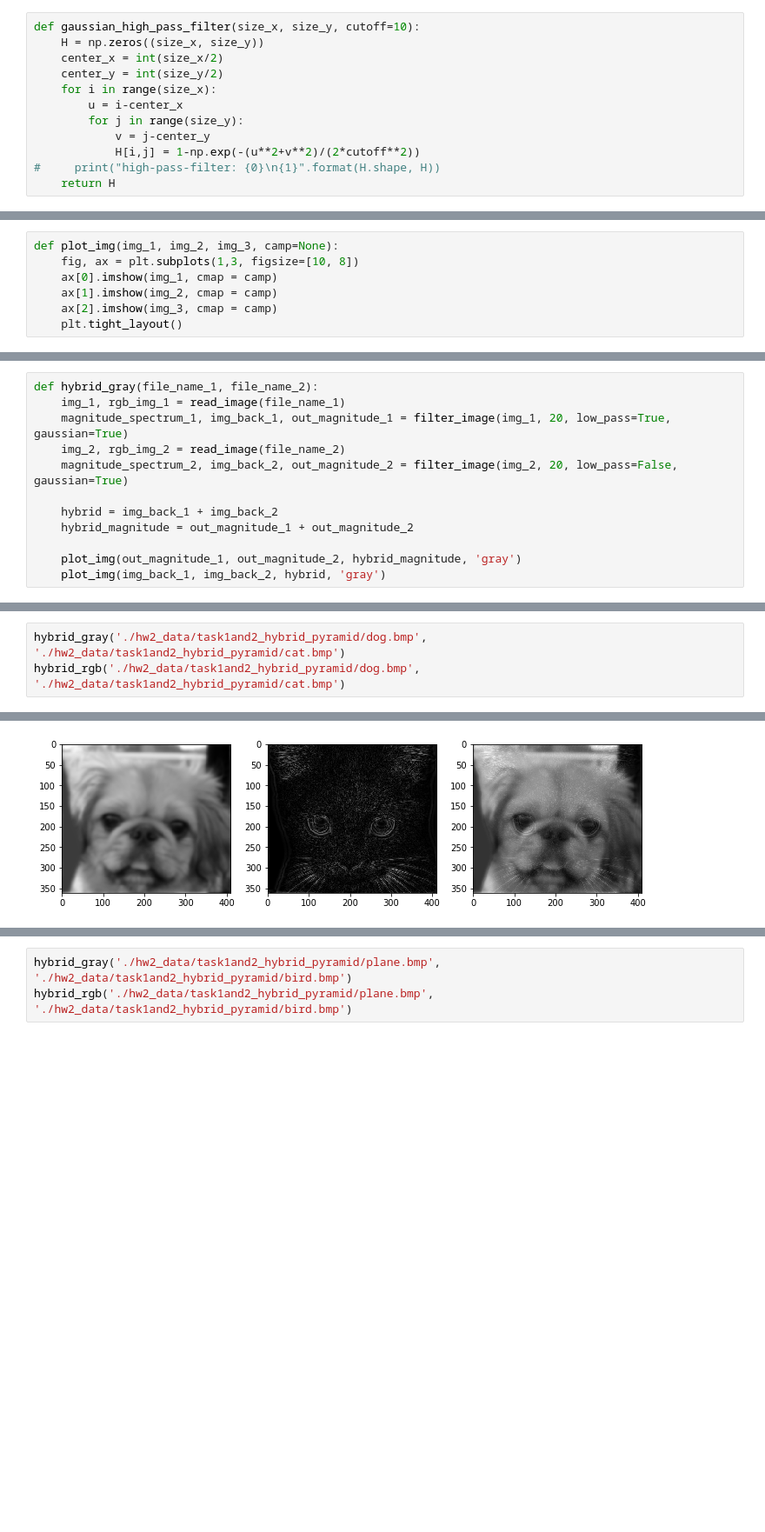
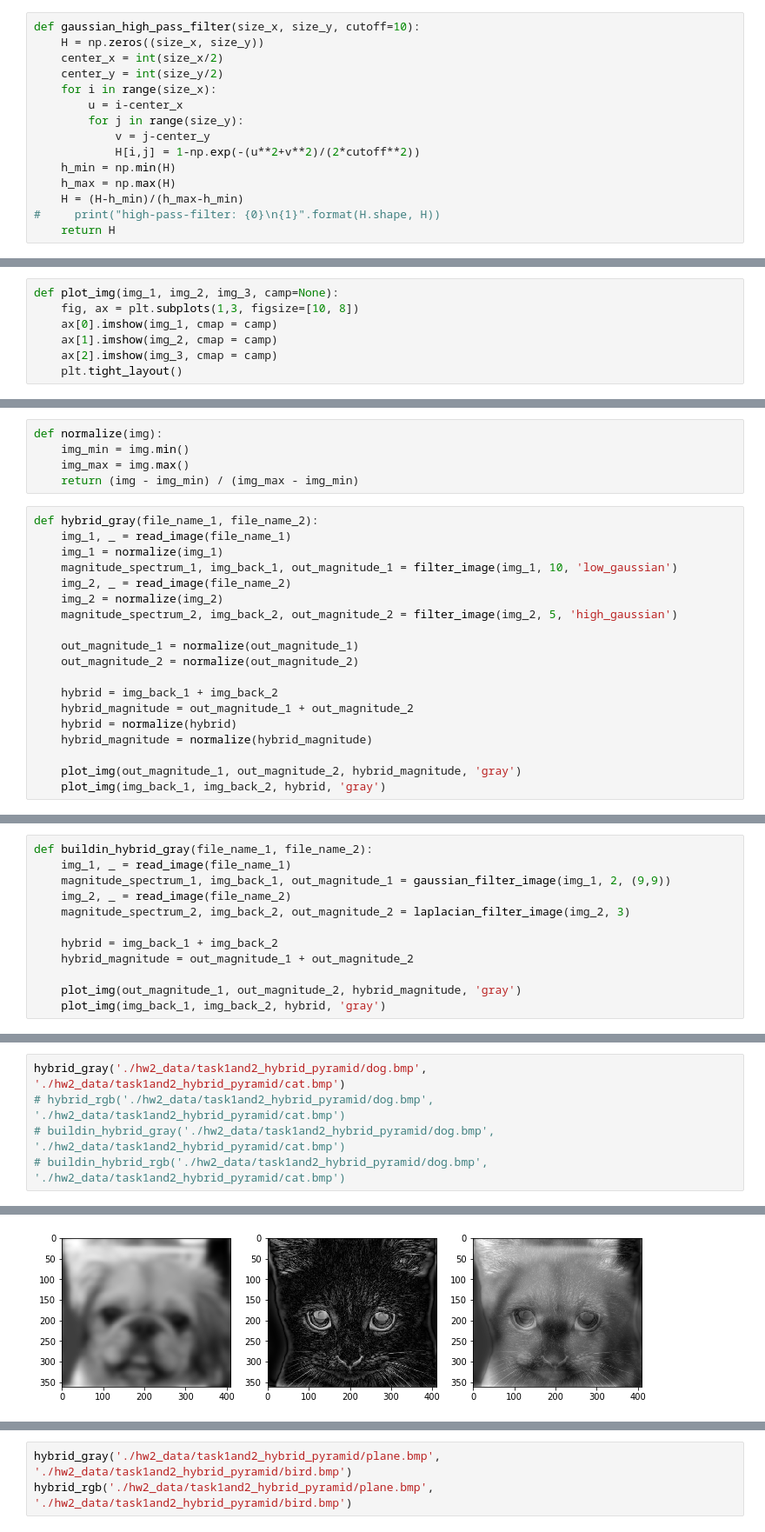
Before and after one commit to PinmanHuang/ILE5062_Computer_Vision, a Jupyter notebook: CV2019_HW2/hybrid_image.ipynb, the cells around one changed output, grey strips where cells are left out. Shown at 87% size. Saved outputs shown, nothing was run; the diff lists cells and outputs as text; blank space fills up the shorter version.

Commit message:
add build in func

```diff
--- a/CV2019_HW2/hybrid_image.ipynb
+++ b/CV2019_HW2/hybrid_image.ipynb
@@ -73,6 +82,9 @@ def gaussian_high_pass_filter(size_x, size_y, cutoff=10):
         for j in range(size_y):
             v = j-center_y
             H[i,j] = 1-np.exp(-(u**2+v**2)/(2*cutoff**2))
+    h_min = np.min(H)
+    h_max = np.max(H)
+    H = (H-h_min)/(h_max-h_min)
 #     print("high-pass-filter: {0}\n{1}".format(H.shape, H))
     return H
 # %%
@@ -109,0 +137,24 @@ def filter_image(img, cutoff, low_pass=True, gaussian=True):
+# %%
+def normalize(img):
+    img_min = img.min()
+    img_max = img.max()
+    return (img - img_min) / (img_max - img_min)
+# %%
+def hybrid_gray(file_name_1, file_name_2):
+    img_1, _ = read_image(file_name_1)
+    img_1 = normalize(img_1)
+    magnitude_spectrum_1, img_back_1, out_magnitude_1 = filter_image(img_1, 10, 'low_gaussian')
+    img_2, _ = read_image(file_name_2)
+    img_2 = normalize(img_2)
+    magnitude_spectrum_2, img_back_2, out_magnitude_2 = filter_image(img_2, 5, 'high_gaussian')
+
+    out_magnitude_1 = normalize(out_magnitude_1)
+    out_magnitude_2 = normalize(out_magnitude_2)
+
+    hybrid = img_back_1 + img_back_2
+    hybrid_magnitude = out_magnitude_1 + out_magnitude_2
+    hybrid = normalize(hybrid)
+    hybrid_magnitude = normalize(hybrid_magnitude)
+
+    plot_img(out_magnitude_1, out_magnitude_2, hybrid_magnitude, 'gray')
+    plot_img(img_back_1, img_back_2, hybrid, 'gray')
@@ -110,9 +190,9 @@ def filter_image(img, cutoff, low_pass=True, gaussian=True):
 # %%
-def hybrid_gray(file_name_1, file_name_2):
-    img_1, rgb_img_1 = read_image(file_name_1)
-    magnitude_spectrum_1, img_back_1, out_magnitude_1 = filter_image(img_1, 20, low_pass=True, gaussian=True)
-    img_2, rgb_img_2 = read_image(file_name_2)
-    magnitude_spectrum_2, img_back_2, out_magnitude_2 = filter_image(img_2, 20, low_pass=False, gaussian=True)
+def buildin_hybrid_gray(file_name_1, file_name_2):
+    img_1, _ = read_image(file_name_1)
+    magnitude_spectrum_1, img_back_1, out_magnitude_1 = gaussian_filter_image(img_1, 2, (9,9))
+    img_2, _ = read_image(file_name_2)
+    magnitude_spectrum_2, img_back_2, out_magnitude_2 = laplacian_filter_image(img_2, 3)
 
     hybrid = img_back_1 + img_back_2
     hybrid_magnitude = out_magnitude_1 + out_magnitude_2
@@ -145,5 +225,7 @@ def hybrid_rgb(file_name_1, file_name_2):
     plot_img(img_back_1, img_back_2, hybrid, 'gray')
 # %%
 hybrid_gray('./hw2_data/task1and2_hybrid_pyramid/dog.bmp', './hw2_data/task1and2_hybrid_pyramid/cat.bmp')
-hybrid_rgb('./hw2_data/task1and2_hybrid_pyramid/dog.bmp', './hw2_data/task1and2_hybrid_pyramid/cat.bmp')
+# hybrid_rgb('./hw2_data/task1and2_hybrid_pyramid/dog.bmp', './hw2_data/task1and2_hybrid_pyramid/cat.bmp')
+# buildin_hybrid_gray('./hw2_data/task1and2_hybrid_pyramid/dog.bmp', './hw2_data/task1and2_hybrid_pyramid/cat.bmp')
+# buildin_hybrid_rgb('./hw2_data/task1and2_hybrid_pyramid/dog.bmp', './hw2_data/task1and2_hybrid_pyramid/cat.bmp')
 # %% [output]
@@ -152 +233 @@ Clipping input data to the valid range for imshow with RGB data ([0..1] for floa
-[figure, old version]
+[figure, new version]
```
Also changed, not shown: parts of 10 cells of this notebook.
